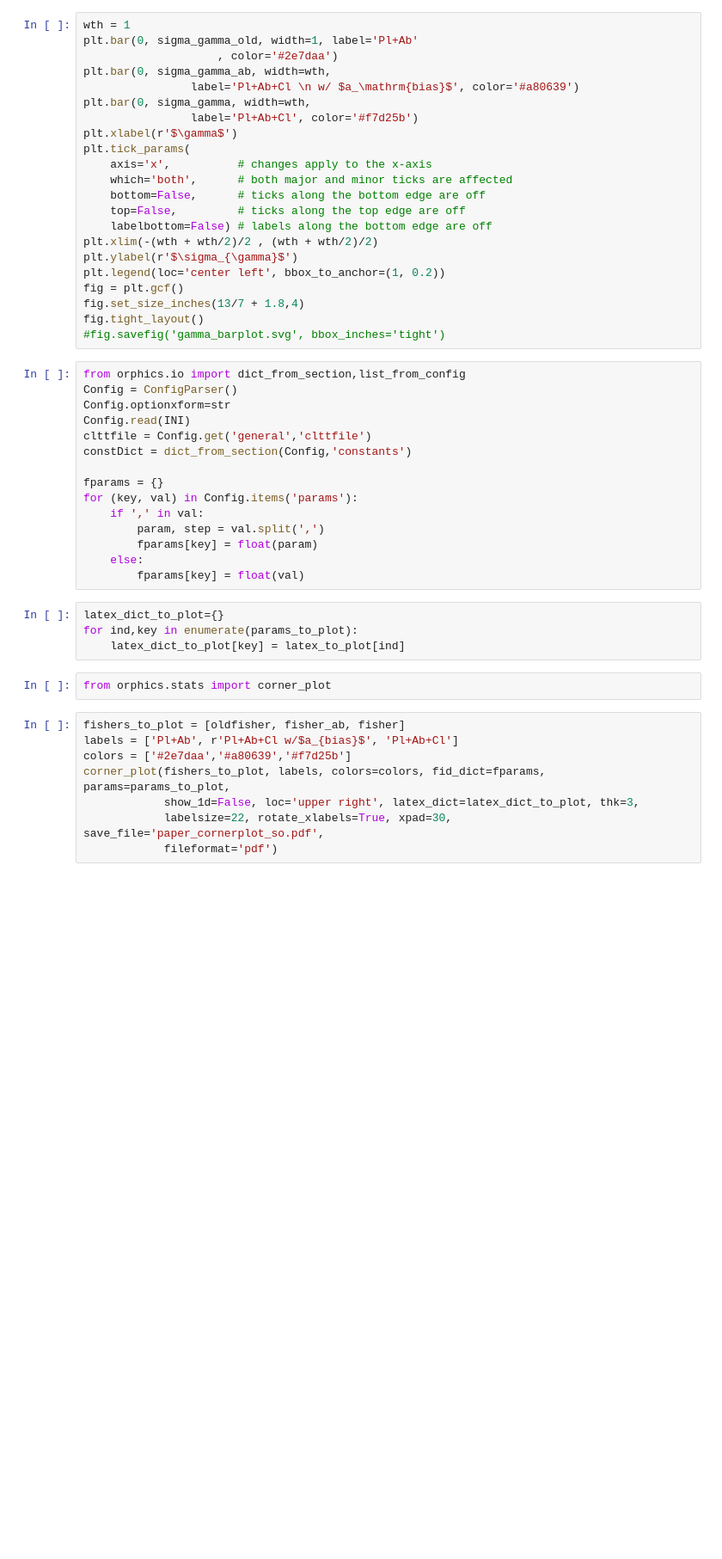
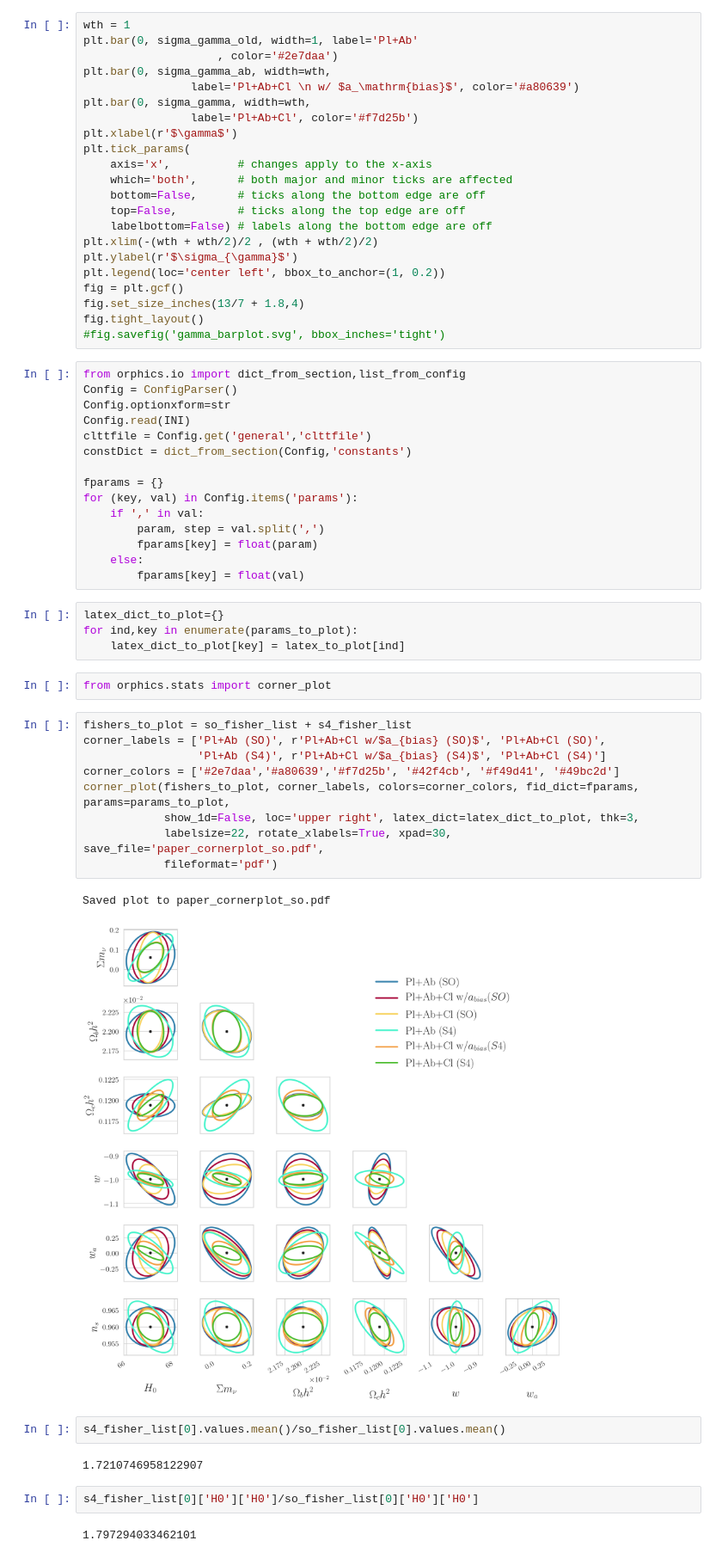
Before and after one commit to nbatta/szar, a Jupyter notebook: ipynbs/clustering_plots_with-SO.ipynb, the cells around one changed output. Shown at 86% size. Saved outputs shown, nothing was run; the diff lists cells and outputs as text; blank space fills up the shorter version.

```diff
--- a/ipynbs/clustering_plots_with-SO.ipynb
+++ b/ipynbs/clustering_plots_with-SO.ipynb
@@ -192,10 +185,22 @@ for ind,key in enumerate(params_to_plot):
 # %%
 from orphics.stats import corner_plot
 # %%
-fishers_to_plot = [oldfisher, fisher_ab, fisher]
-labels = ['Pl+Ab', r'Pl+Ab+Cl w/$a_{bias}$', 'Pl+Ab+Cl']
-colors = ['#2e7daa','#a80639','#f7d25b']
-corner_plot(fishers_to_plot, labels, colors=colors, fid_dict=fparams, params=params_to_plot,
+fishers_to_plot = so_fisher_list + s4_fisher_list
+corner_labels = ['Pl+Ab (SO)', r'Pl+Ab+Cl w/$a_{bias} (SO)$', 'Pl+Ab+Cl (SO)',
+                 'Pl+Ab (S4)', r'Pl+Ab+Cl w/$a_{bias} (S4)$', 'Pl+Ab+Cl (S4)']
+corner_colors = ['#2e7daa','#a80639','#f7d25b', '#42f4cb', '#f49d41', '#49bc2d']
+corner_plot(fishers_to_plot, corner_labels, colors=corner_colors, fid_dict=fparams, params=params_to_plot,
             show_1d=False, loc='upper right', latex_dict=latex_dict_to_plot, thk=3,
             labelsize=22, rotate_xlabels=True, xpad=30, save_file='paper_cornerplot_so.pdf',
             fileformat='pdf')
+# %% [output]
+Saved plot to paper_cornerplot_so.pdf
+[figure, added]
+# %%
+s4_fisher_list[0].values.mean()/so_fisher_list[0].values.mean()
+# %% [output]
+1.7210746958122907
+# %%
+s4_fisher_list[0]['H0']['H0']/so_fisher_list[0]['H0']['H0']
+# %% [output]
+1.797294033462101
```
Also changed, not shown: parts of 14 cells of this notebook, 4 other files.
